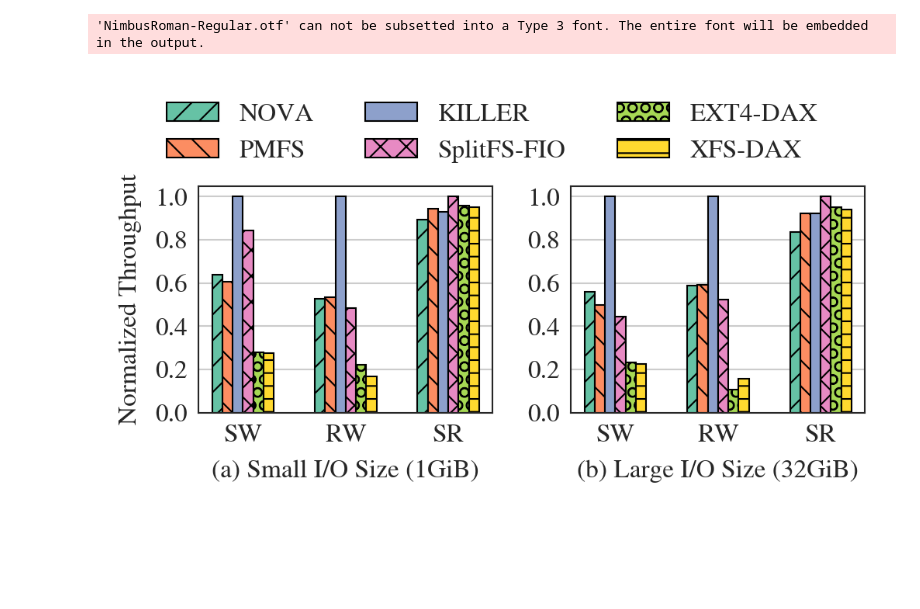
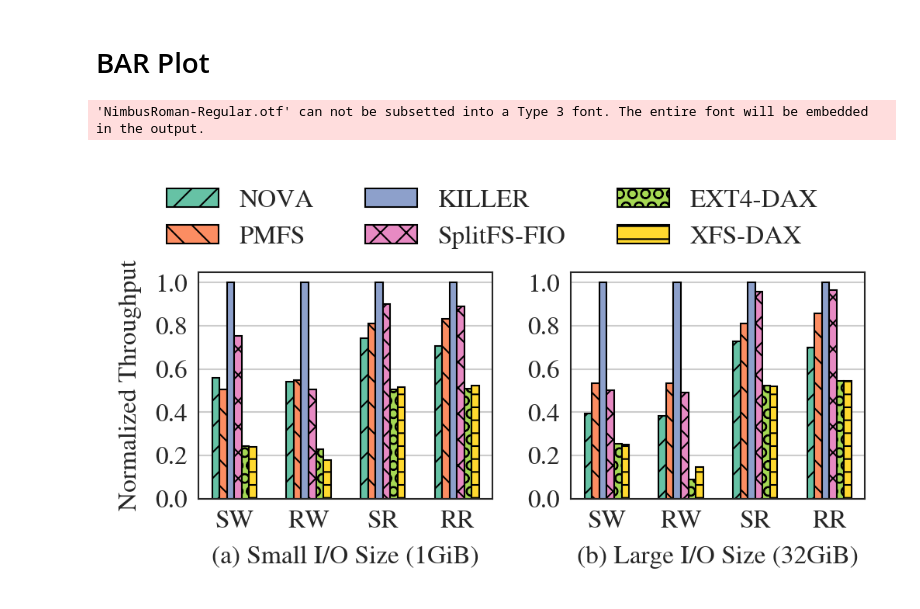
Before and after one commit to WOFS-for-PM/tests, a Jupyter notebook: killer-asplos/FIG-ST-FIO/plot.ipynb, the cells around one changed output. Saved outputs shown, nothing was run; the diff lists cells and outputs as text; code cells hidden in the pictures; blank space fills up the shorter version.

```diff
--- a/killer-asplos/FIG-ST-FIO/plot.ipynb
+++ b/killer-asplos/FIG-ST-FIO/plot.ipynb
@@ -1,3 +1,5 @@
+# %% [markdown]
+# BAR Plot
 # %%
 # ipython -c "%run plot.ipynb"
 
@@ -50,7 +52,7 @@ dfs = [df_io_small, df_io_large]
 for df_idx, df in enumerate(dfs):
     plt.subplot(1, 2, df_idx + 1)
     fss = df['file_system'].drop_duplicates().reset_index().drop(columns=['index'])['file_system']
-    ops = ["seq-write", "rnd-write", "seq-read"]
+    ops = ["seq-write", "rnd-write", "seq-read", "rnd-read"]
     tot = len(fss) * bar_width
     x = list(range(1, len(ops) + 1))
 
@@ -63,32 +65,32 @@ for df_idx, df in enumerate(dfs):
         for pivot in x:
             point = pivot - tot / 2 + bar_width / 2 + idx * bar_width
             points.append(point)
         bws = []
         for op in ops:
             bws.append(df[(df['file_system'] == fs) & (df['ops'] == op)]['bandwidth(MiB/s)'].iloc[0])
         if fs == "PMM":
             plt.axhline(1, color=colors[idx], linestyle='--', linewidth=1)
         else:
             plt.bar(points, bws, width=bar_width, hatch=patterns[idx], edgecolor='black', color=plt.get_cmap('Set2')(idx), linewidth=0.5)
 
     # Draw title
-    plt.xticks(x, labels=["SW", "RW", "SR"], fontsize=8)
+    plt.xticks(x, labels=["SW", "RW", "SR", "RR"], fontsize=8)
     plt.yticks([0, 0.2, 0.4, 0.6, 0.8, 1], fontsize=8)
     plt.xlabel(subfig_titles[df_idx], fontsize=8)
     if (df_idx == 0):
         plt.ylabel('Normalized Throughput', fontsize=8)
 
     ax = fig.gca()
     lw = 0.5
     for axis in ['top','bottom','left','right']:
         ax.spines[axis].set_linewidth(lw)
 
 # legend_labels = ["PMM"]
 legend_labels = fss
 # legend_labels.extend(fss[:-1])
 fig.legend(legend_labels, loc='center', bbox_to_anchor=(0.5, 1.05), ncol=3, fontsize=8, frameon=False)
 plt.tight_layout()
 plt.savefig("./FIG-IO.pdf", bbox_inches='tight', pad_inches=0)
 # %% [output]
 'NimbusRoman-Regular.otf' can not be subsetted into a Type 3 font. The entire font will be embedded in the output.
-[figure, old version]
+[figure, new version]
```
Also changed, not shown: parts of 2 cells of this notebook, 22 other files.
